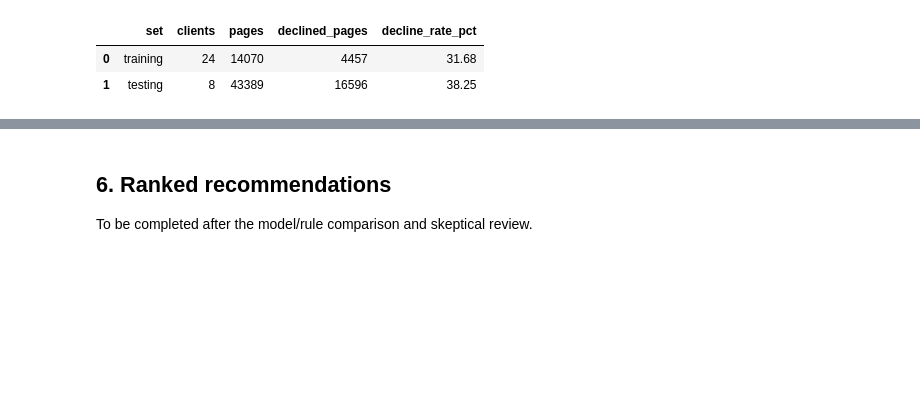
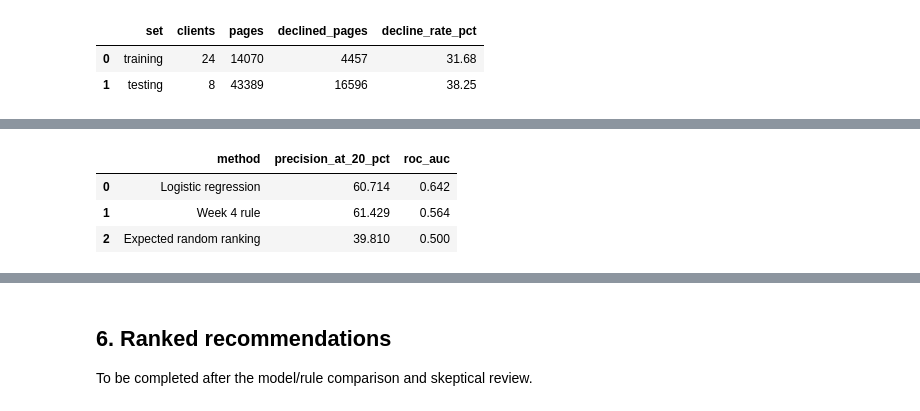
Before and after one commit to MTahaR-dev/flyrank-ml-internship, a Jupyter notebook: work/notebooks/capstone.ipynb, the cells around one changed output, grey strips where cells are left out. Cells and saved outputs as stored; diff of their text form; code cells hidden in the pictures; blank space fills up the shorter version.

```diff
--- a/work/notebooks/capstone.ipynb
+++ b/work/notebooks/capstone.ipynb
@@ -421,0 +546,96 @@ To be completed after model training and evaluation.
+# %%
+import numpy as np
+
+baseline = json.loads(
+    (OUTPUTS / "w04_baseline_metrics.json").read_text(encoding="utf-8")
+)
+
+test_context = context.loc[
+    test_mask, ["client_hash_id", "content_hash_id"]
+].copy()
+
+# Confirm that we are using the baseline's test clients and page count.
+assert sorted(test_context["client_hash_id"].unique()) == baseline["test_clients"]
+assert len(X_test) == baseline["test_pages"]
+
+# Verify the exact test page identities and targets, not just their count.
+test_identity = pd.concat([test_context, y_test], axis=1)
+test_csv = test_identity.sort_values(["client_hash_id", "content_hash_id"]).to_csv(index=False)
+assert hashlib.sha256(test_csv.encode("utf-8")).hexdigest() == baseline["test_population_sha256"]
+
+# Our original model remains fitted on all training pages.
+# Cross-validation used separate copies of it.
+model_scores = model.predict_proba(X_test)[:, 1]
+
+# Recover original integer impression counts from the log feature.
+past_impressions = np.rint(np.expm1(X_test["log_impressions"]))
+past_change = X_test["prior_week_change_pct"]
+
+# Reproduce the frozen Week 4 rule.
+rule_scores = np.where(
+    (past_impressions >= baseline["rule_min_impressions"])
+    & (past_change <= baseline["rule_max_prior_change_pct"]),
+    np.log1p(past_impressions) * (-past_change / 100),
+    0.0,
+)
+
+test_results = test_context.copy()
+test_results["actual_decline"] = y_test
+test_results["model_score"] = model_scores
+test_results["rule_score"] = rule_scores
+
+sizes = test_results.groupby("client_hash_id")[
+    "content_hash_id"
+].transform("size")
+
+eligible_test = test_results.loc[sizes >= 20].copy()
+
+
+def evaluate_ranking(score_column):
+    ranked = eligible_test.sort_values(
+        ["client_hash_id", score_column, "content_hash_id"],
+        ascending=[True, False, True],
+    )
+    top20 = ranked.groupby("client_hash_id").head(20)
+
+    return top20.groupby("client_hash_id")[
+        "actual_decline"
+    ].mean().mean()
+
+
+comparison = pd.DataFrame([
+    {
+        "method": "Logistic regression",
+        "precision_at_20_pct": 100 * evaluate_ranking("model_score"),
+        "roc_auc": roc_auc_score(y_test, model_scores),
+    },
+    {
+        "method": "Week 4 rule",
+        "precision_at_20_pct": 100 * evaluate_ranking("rule_score"),
+        "roc_auc": roc_auc_score(y_test, rule_scores),
+    },
+])
+
+# Verify that the reproduced baseline matches its saved result.
+assert np.isclose(
+    evaluate_ranking("rule_score"),
+    baseline["mean_client_precision_at_20"],
+)
+
+random_test_precision = eligible_test.groupby("client_hash_id")[
+    "actual_decline"
+].mean().mean()
+
+print("\nTEST COMPARISON")
+print(comparison.round(3).to_string(index=False))
+print(f"Expected random Precision@20: {random_test_precision:.1%}")
+print("Eligible test clients:", eligible_test["client_hash_id"].nunique())
+
+# A random-ranking reference belongs in the same comparison table.
+display_comparison = pd.concat([comparison, pd.DataFrame([{
+    "method": "Expected random ranking",
+    "precision_at_20_pct": 100 * random_test_precision,
+    "roc_auc": 0.5,
+}])], ignore_index=True)
+display_comparison.round(3)
+# %% [output]
@@ -421,0 +648,4 @@ To be completed after model training and evaluation.
+|  | method | precision_at_20_pct | roc_auc |
+| 0 | Logistic regression | 60.714 | 0.642 |
+| 1 | Week 4 rule | 61.429 | 0.564 |
+| 2 | Expected random ranking | 39.810 | 0.500 |
```
Also changed, not shown: parts of 16 cells of this notebook, 3 other files.
